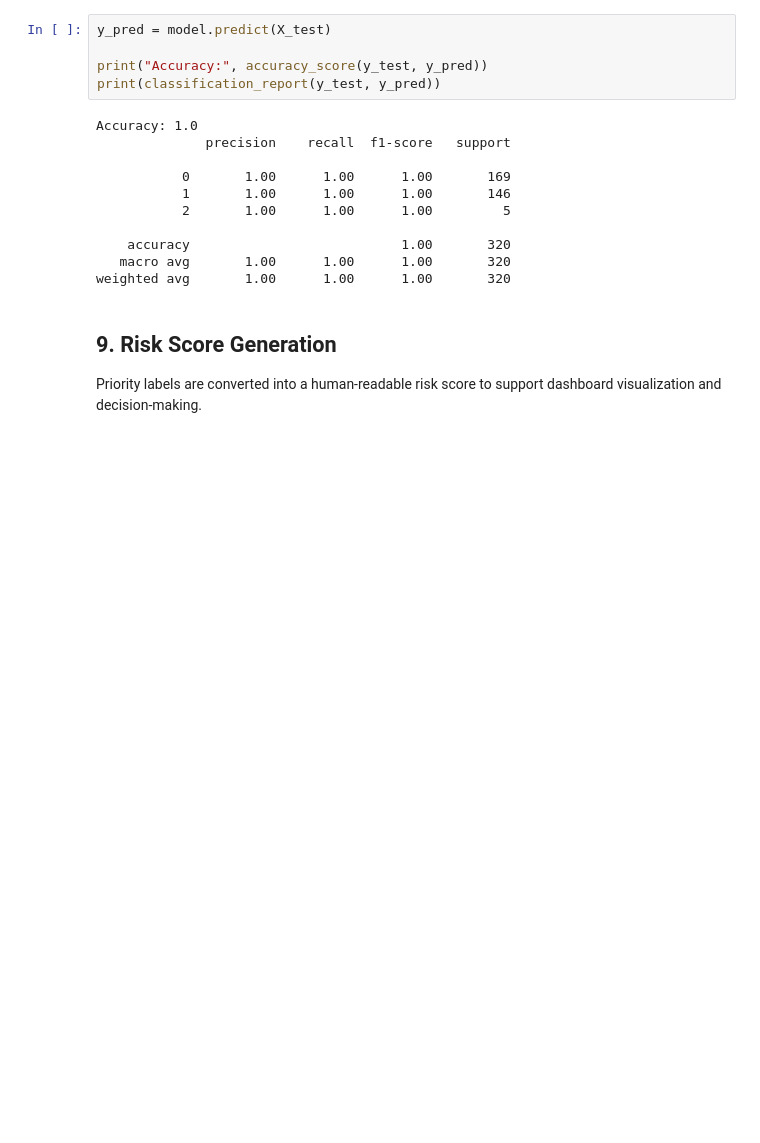
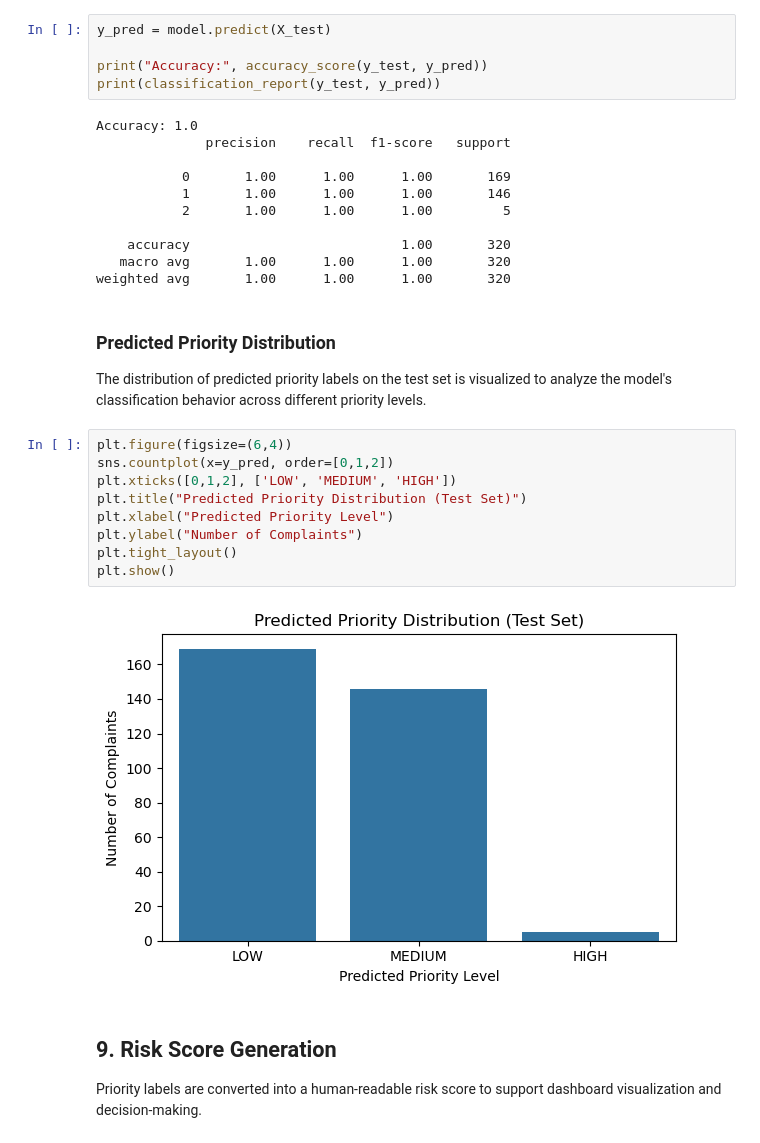
Before and after one commit to Adityapriyadarshix007/urban-civic-new, a Jupyter notebook: ml/notebooks/03_priority_model.ipynb, the cells around one changed output. Drawn from its saved outputs; the diff is of its cells as text; blank space fills up the shorter version.

```diff
--- a/ml/notebooks/03_priority_model.ipynb
+++ b/ml/notebooks/03_priority_model.ipynb
@@ -142,6 +186,22 @@ Accuracy: 1.0
     accuracy                           1.00       320
    macro avg       1.00      1.00      1.00       320
 weighted avg       1.00      1.00      1.00       320
+# %% [markdown]
+### Predicted Priority Distribution
+
+The distribution of predicted priority labels on the test set is visualized
+to analyze the model's classification behavior across different priority levels.
+# %%
+plt.figure(figsize=(6,4))
+sns.countplot(x=y_pred, order=[0,1,2])
+plt.xticks([0,1,2], ['LOW', 'MEDIUM', 'HIGH'])
+plt.title("Predicted Priority Distribution (Test Set)")
+plt.xlabel("Predicted Priority Level")
+plt.ylabel("Number of Complaints")
+plt.tight_layout()
+plt.show()
+# %% [output]
+[figure, added]
 # %% [markdown]
 ## 9. Risk Score Generation
 
```
Also changed, not shown: parts of 8 cells of this notebook.
